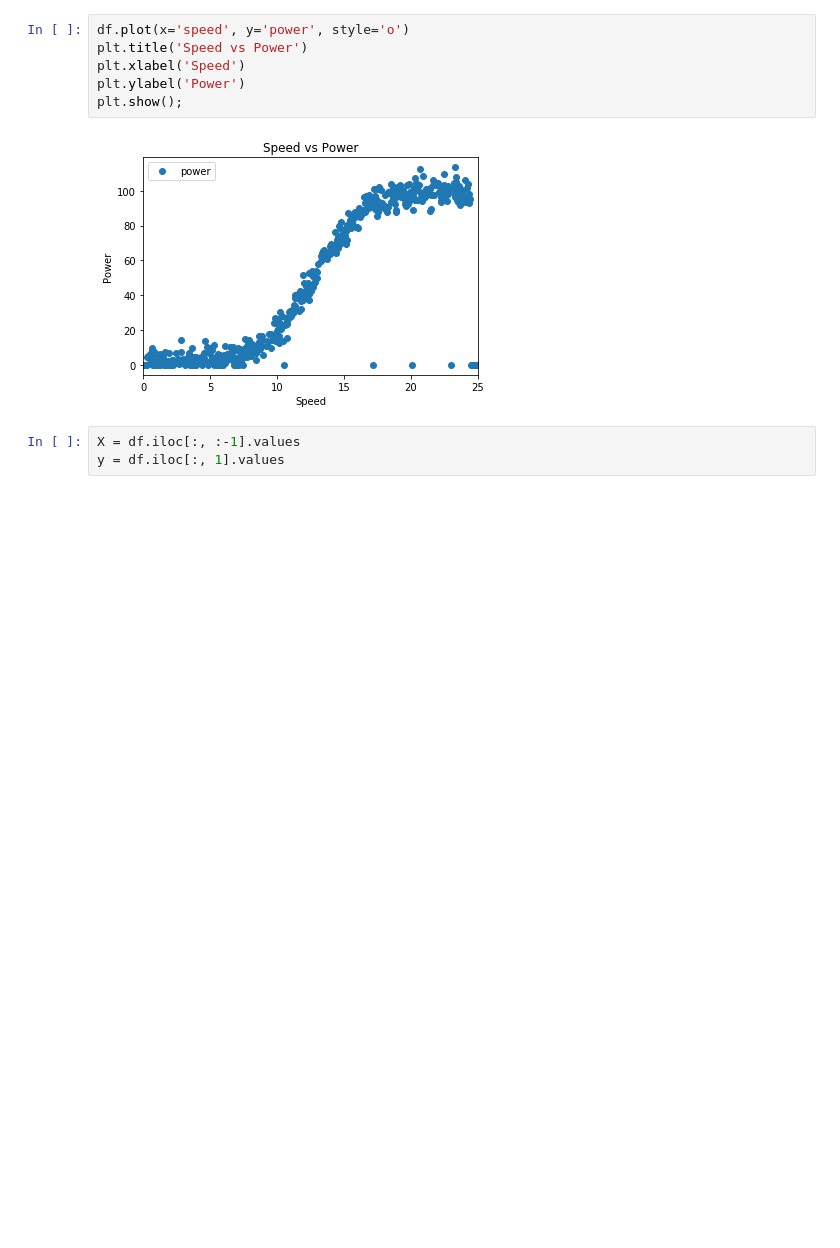
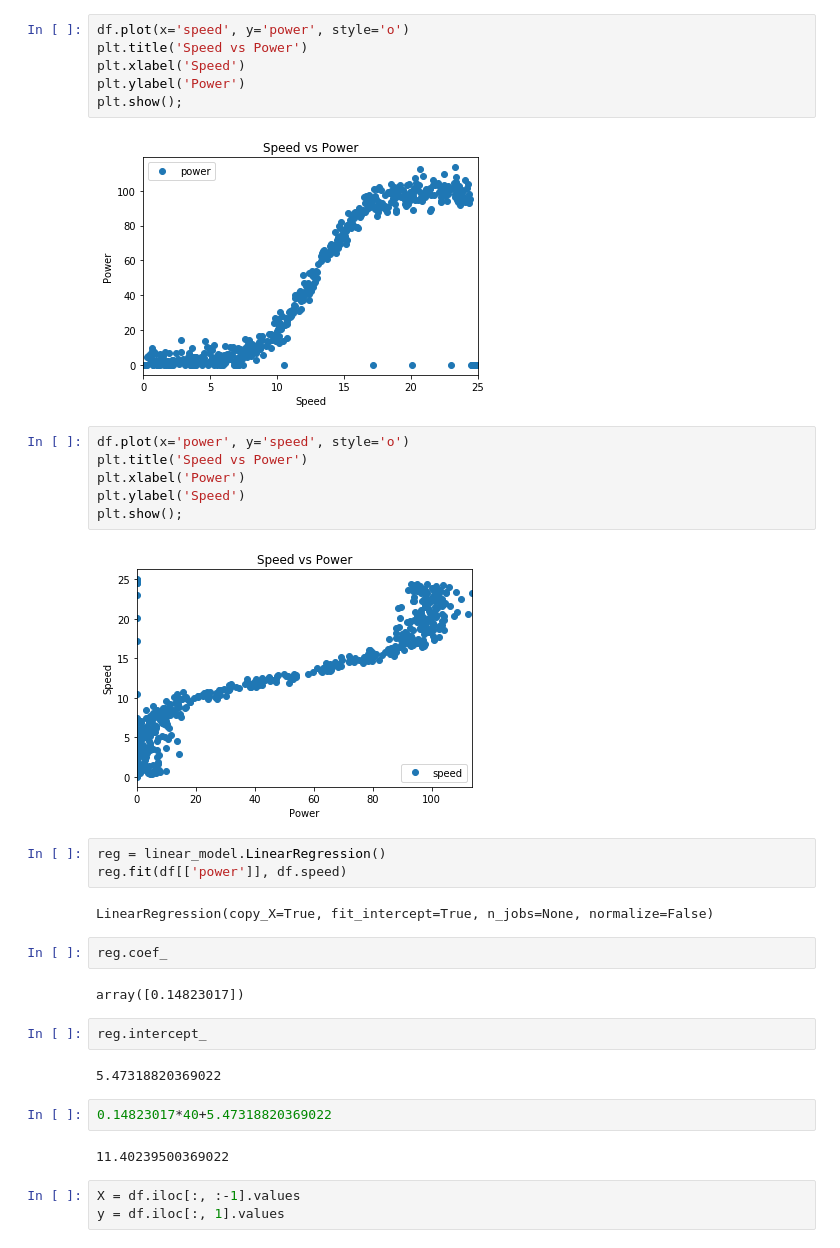
Before and after one commit to Willie2511/Data_Analysis_Project, a Jupyter notebook: Data_Project.ipynb, the cells around one changed output. Drawn from its saved outputs; the diff is of its cells as text; blank space fills up the shorter version.

```diff
--- a/Data_Project.ipynb
+++ b/Data_Project.ipynb
@@ -65,6 +65,31 @@ plt.ylabel('Power')
 plt.show();
 # %% [output]
 [figure]
+# %%
+df.plot(x='power', y='speed', style='o')
+plt.title('Speed vs Power')
+plt.xlabel('Power')
+plt.ylabel('Speed')
+plt.show();
+# %% [output]
+[figure, added]
+# %%
+reg = linear_model.LinearRegression()
+reg.fit(df[['power']], df.speed)
+# %% [output]
+LinearRegression(copy_X=True, fit_intercept=True, n_jobs=None, normalize=False)
+# %%
+reg.coef_
+# %% [output]
+array([0.14823017])
+# %%
+reg.intercept_
+# %% [output]
+5.47318820369022
+# %%
+0.14823017*40+5.47318820369022
+# %% [output]
+11.40239500369022
 # %%
 X = df.iloc[:, :-1].values
 y = df.iloc[:, 1].values
```
Also changed, not shown: parts of 2 cells of this notebook.
